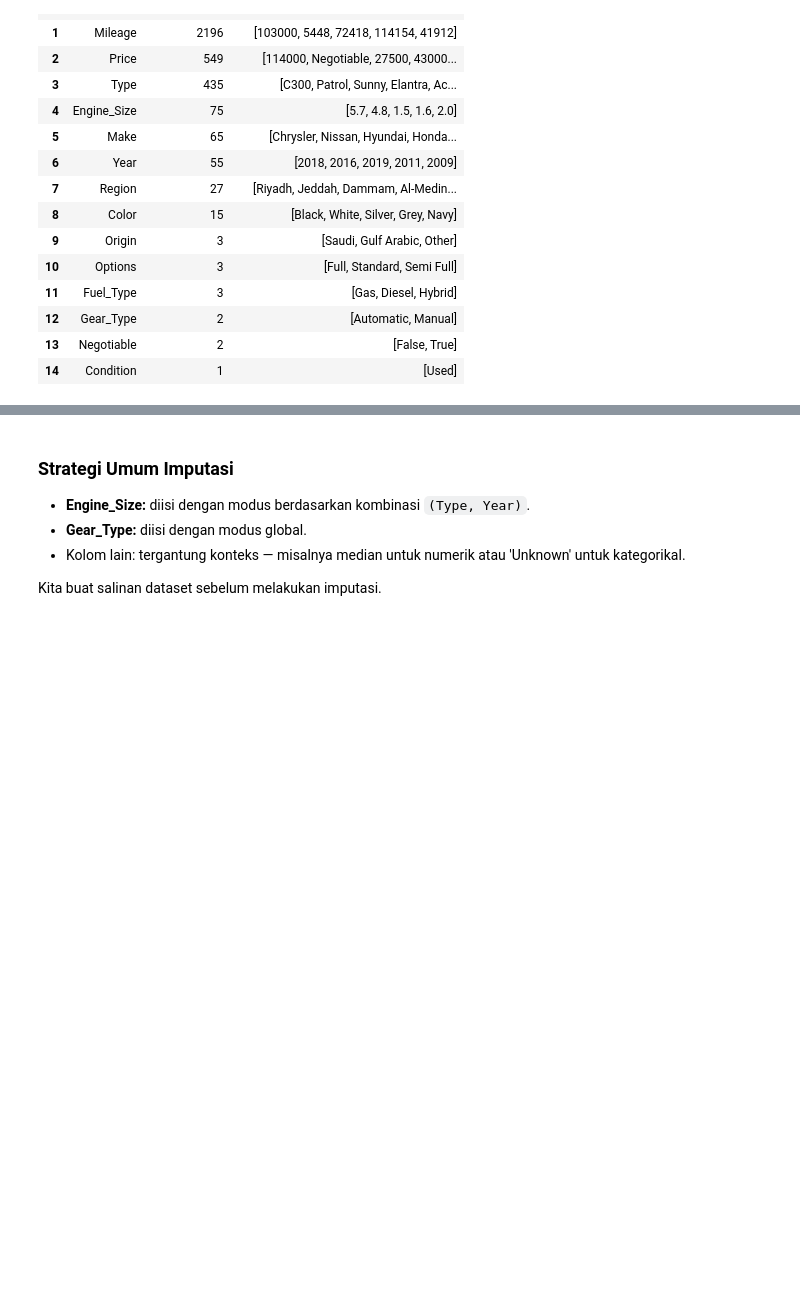
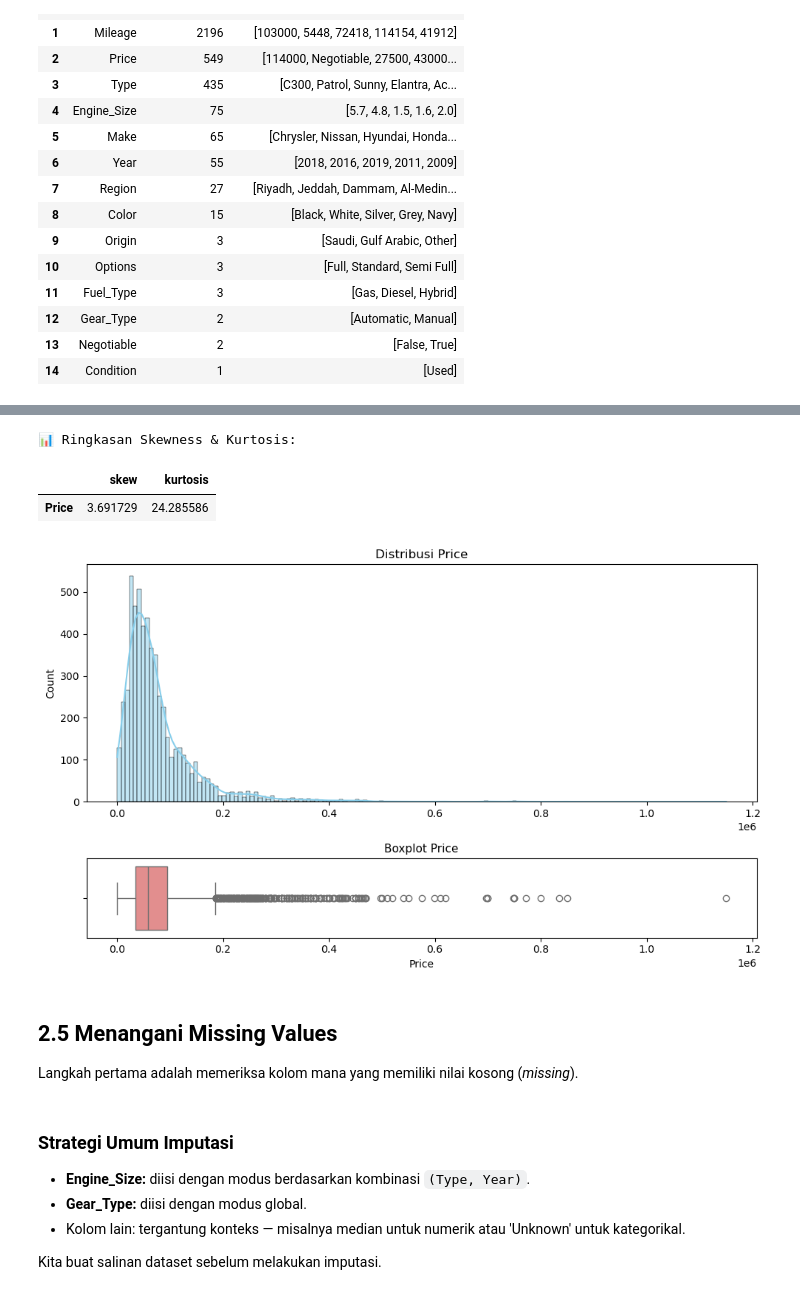
Before and after one commit to hansdarmawann/arabian-cars-1, a Jupyter notebook: Notebook/02_Data Acquisition And Understanding.ipynb, the cells around one changed output, grey strips where cells are left out. Drawn from its saved outputs; the diff is of its cells as text; code cells hidden in the pictures; blank space fills up the shorter version.

```diff
--- a/Notebook/02_Data Acquisition And Understanding.ipynb
+++ b/Notebook/02_Data Acquisition And Understanding.ipynb
@@ -159,3 +252,14 @@ msno.dendrogram(df)
+# %%
+check_normality(df, ['Price'])
+# %% [output]
+📊 Ringkasan Skewness & Kurtosis:
+|  | skew | kurtosis |
+| Price | 3.691729 | 24.285586 |
+[figure, added]
+# %% [markdown]
+## 2.5 Menangani Missing Values
+
+Langkah pertama adalah memeriksa kolom mana yang memiliki nilai kosong (*missing*).
 # %% [markdown]
 ### Strategi Umum Imputasi
 
```
Also changed, not shown: parts of 31 cells of this notebook, 1 other file.
